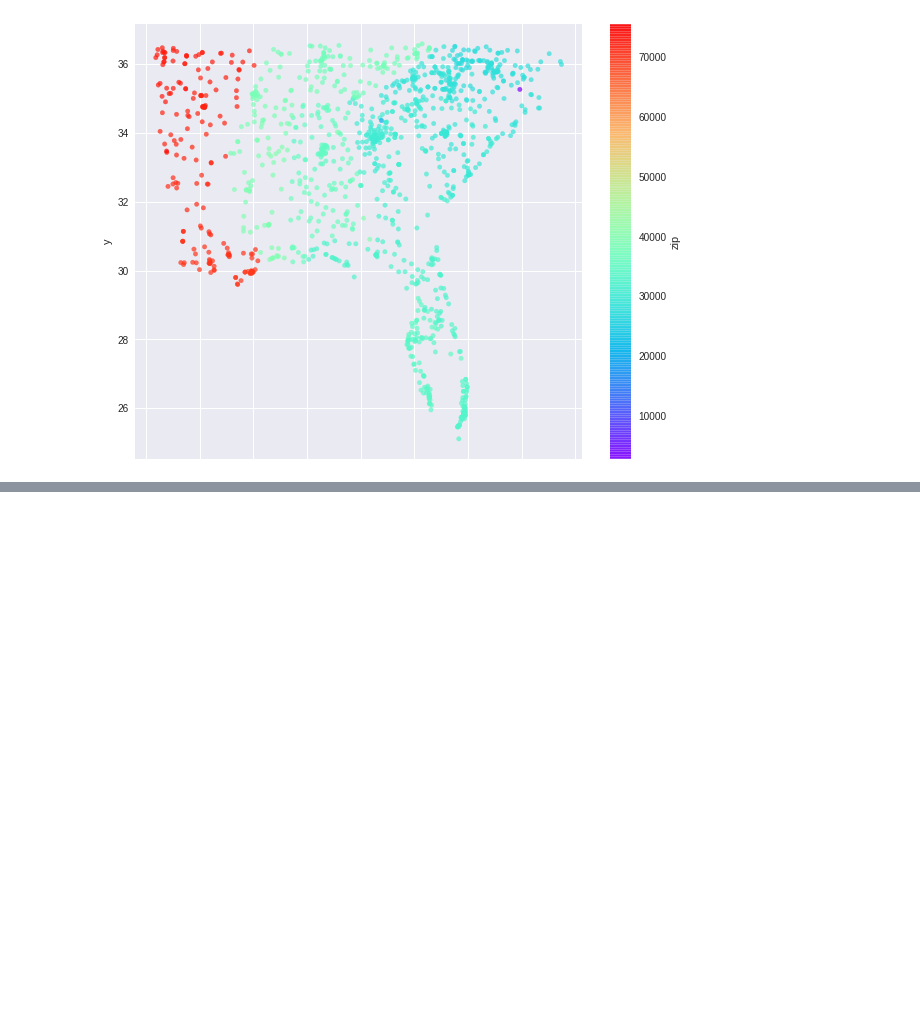
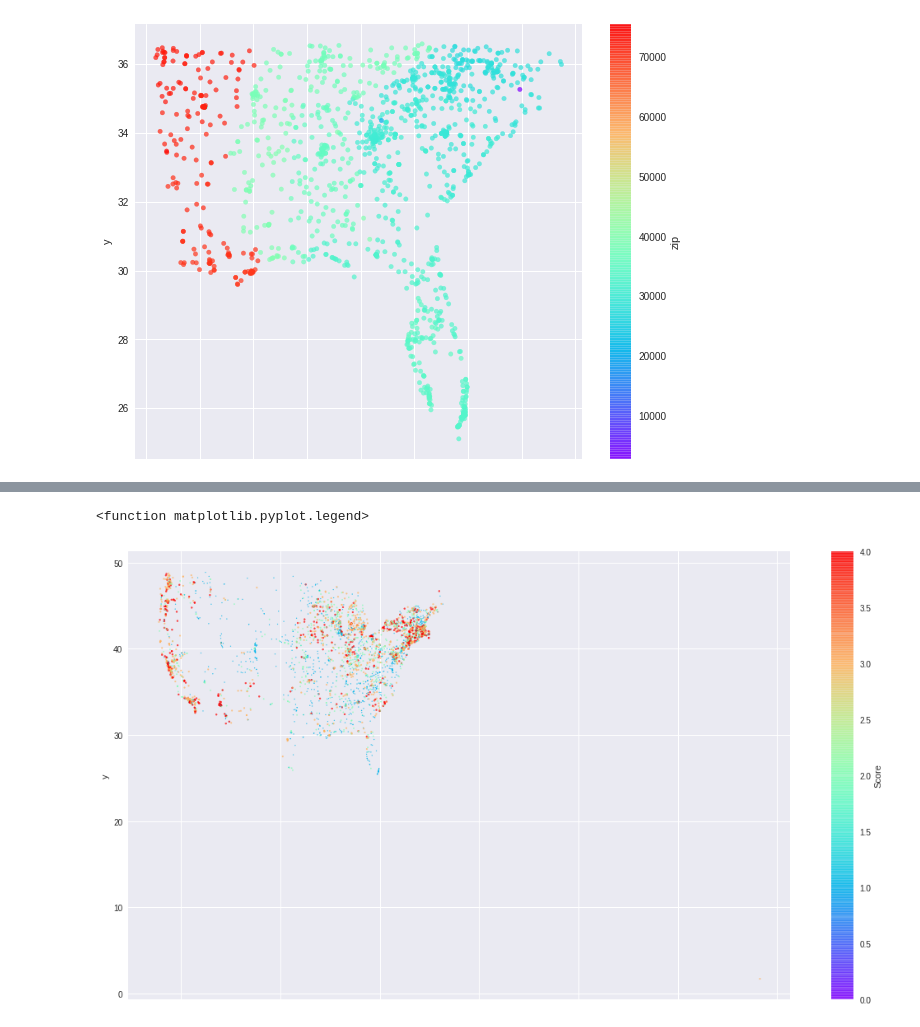
Before and after one commit to deejacruz/farmers-markets, a Jupyter notebook: Farmers_Markets.ipynb, the cells around one changed output, grey strips where cells are left out. Cells and saved outputs as stored; diff of their text form; code cells hidden in the pictures; blank space fills up the shorter version.

```diff
--- a/Farmers_Markets.ipynb
+++ b/Farmers_Markets.ipynb
@@ -137,0 +216,13 @@ plt.legend
+# %%
+#Trim the outliers
+CONUS = ['Alabama','Arizona','Arkansas','California','Colorado','Connecticut','Delaware','Florida','Georgia','Idaho','Illinois','Indiana','Iowa','Kansas','Kentucky','Louisiana','Maine','Maryland','Massachusetts','Michigan','Minnesota','Mississippi','Missouri','Montana','Nebraska','Nevada','New Hampshire','New Jersey','New Mexico','New York','North Carolina','North Dakota','Ohio','Oklahoma','Oregon','Pennsylvania','Rhode Island','South Carolina','South Dakota','Tennessee','Texas','Utah','Vermont','Virginia','Washington','West Virginia','Wisconsin','Wyoming']
+# %%
+#CONUS dataframe
+one_hot_farmer_conus0_df = one_hot_farmer_df[one_hot_farmer_df.State.isin(CONUS)]
+# %%
+#Make a bubbly scatter plot using CONUS
+one_hot_farmer_conus0_df.plot(kind = "scatter", x ="x", y="y", alpha=0.7, s=one_hot_farmer_conus0_df['Score'], figsize=(18,10), c='Score', cmap = plt.get_cmap('rainbow'), colorbar=True)
+plt.legend
+# %% [output]
+<function matplotlib.pyplot.legend>
+[figure, added]
```
Also changed, not shown: parts of 14 cells of this notebook.
